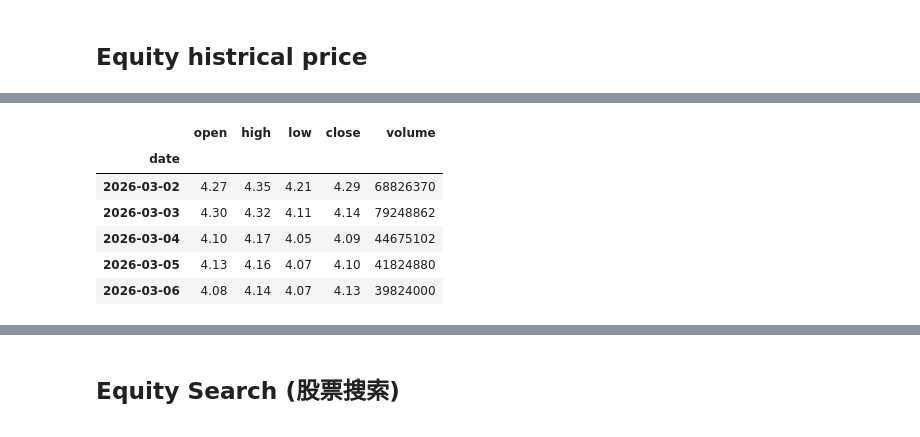
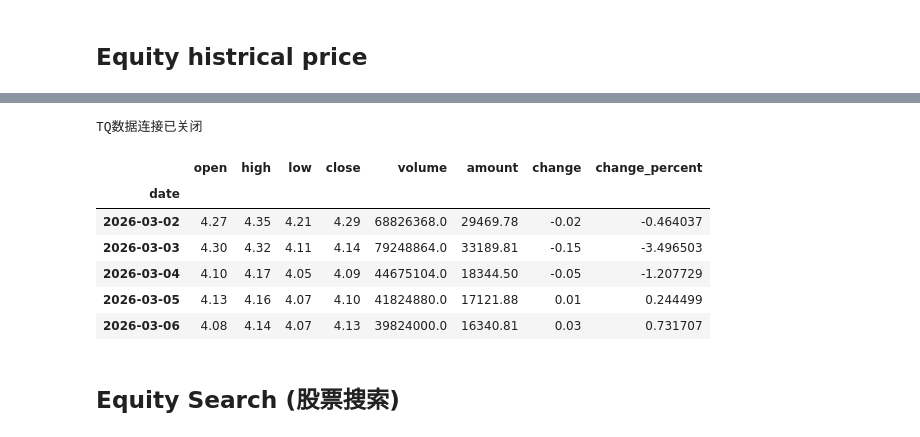
Before and after one commit to finanalyzer/api, a Jupyter notebook: docs/usage.ipynb, the cells around one changed output, grey strips where cells are left out. Drawn from its saved outputs; the diff is of its cells as text; code cells hidden in the pictures.

```diff
--- a/docs/usage.ipynb
+++ b/docs/usage.ipynb
@@ -82,10 +89,3 @@ obb.equity.price.historical(symbol="600325.SH", provider='tushare', use_cache=Tr
-# %%
-obb.equity.price.historical(symbol="600325.SS", provider='yfinance', use_cache=True, start_date="2026-01-01",end_date="2026-03-08").to_dataframe().tail()
-# %% [output]
-|  | open | high | low | close | volume |
-| date |  |  |  |  |  |
-| 2026-03-02 | 4.27 | 4.35 | 4.21 | 4.29 | 68826370 |
-| 2026-03-03 | 4.30 | 4.32 | 4.11 | 4.14 | 79248862 |
-| 2026-03-04 | 4.10 | 4.17 | 4.05 | 4.09 | 44675102 |
-| 2026-03-05 | 4.13 | 4.16 | 4.07 | 4.10 | 41824880 |
-| 2026-03-06 | 4.08 | 4.14 | 4.07 | 4.13 | 39824000 |
+# %%
+obb.equity.price.historical(symbol="600325", use_cache=True, start_date="2026-01-01",end_date="2026-03-08").to_dataframe().tail()
+# %% [output]
@@ -92,3 +95,11 @@ obb.equity.price.historical(symbol="600325.SS", provider='yfinance', use_cache=T
+TQ数据连接已关闭
+|  | open | high | low | close | volume | amount | change | change_percent |
+| date |  |  |  |  |  |  |  |  |
+| 2026-03-02 | 4.27 | 4.35 | 4.21 | 4.29 | 68826368.0 | 29469.78 | -0.02 | -0.464037 |
+| 2026-03-03 | 4.30 | 4.32 | 4.11 | 4.14 | 79248864.0 | 33189.81 | -0.15 | -3.496503 |
+| 2026-03-04 | 4.10 | 4.17 | 4.05 | 4.09 | 44675104.0 | 18344.50 | -0.05 | -1.207729 |
+| 2026-03-05 | 4.13 | 4.16 | 4.07 | 4.10 | 41824880.0 | 17121.88 | 0.01 | 0.244499 |
+| 2026-03-06 | 4.08 | 4.14 | 4.07 | 4.13 | 39824000.0 | 16340.81 | 0.03 | 0.731707 |
 # %% [markdown]
 ## Equity Search (股票搜索)
 # %%
```
Also changed, not shown: parts of 10 cells of this notebook, 6 other files.
